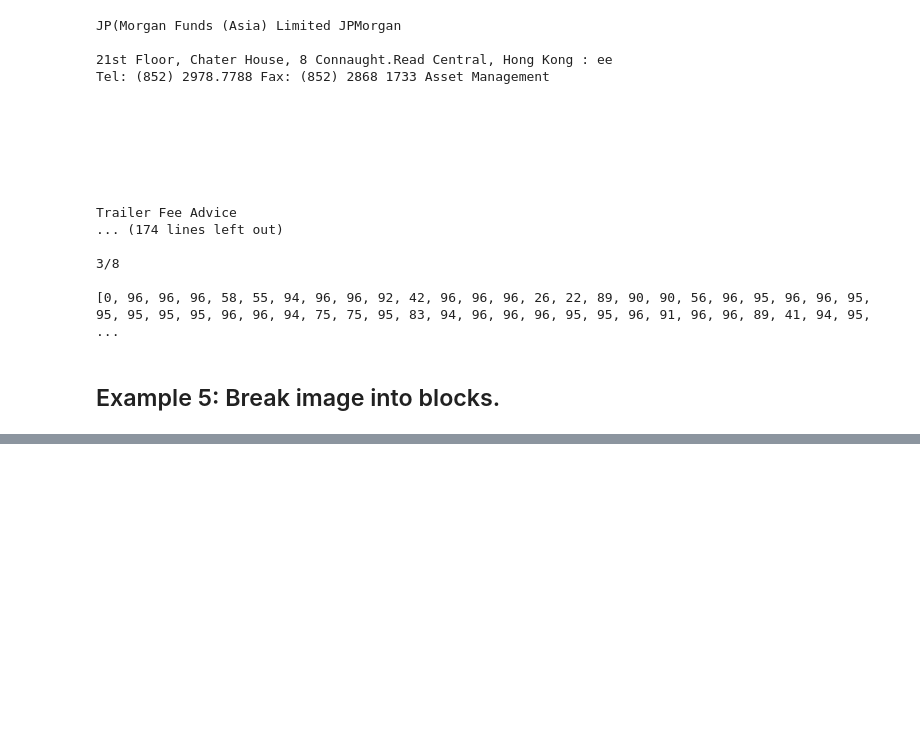
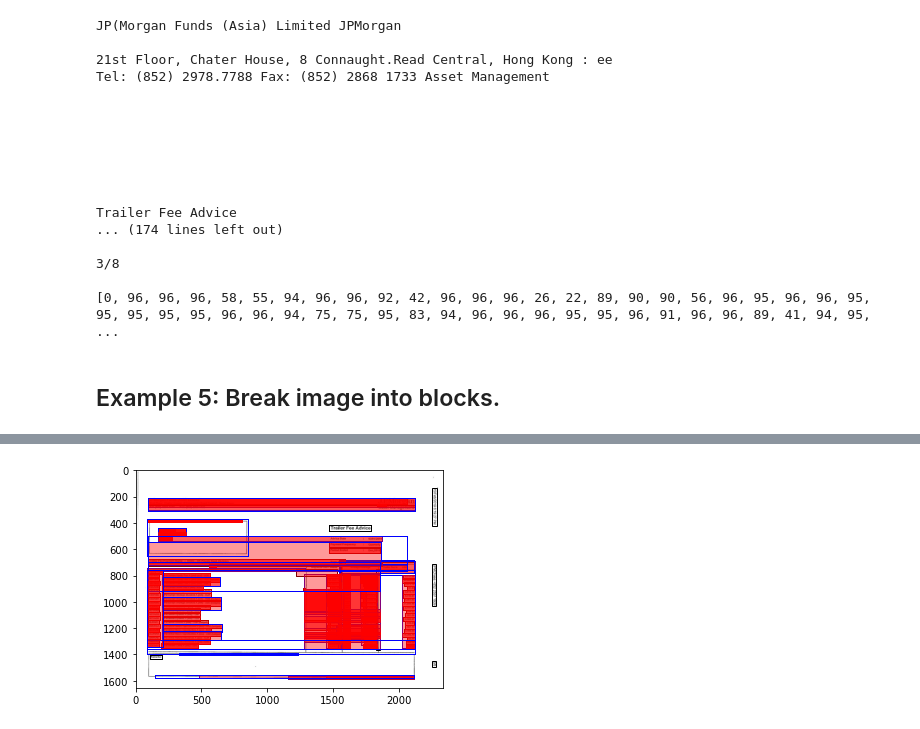
Before and after one commit to michaelfong2017/tesserocr, a Jupyter notebook: src/example.ipynb, the cells around one changed output, grey strips where cells are left out. Cells and saved outputs as stored; diff of their text form; code cells hidden in the pictures; blank space fills up the shorter version.

```diff
--- a/src/example.ipynb
+++ b/src/example.ipynb
@@ -318,0 +341,86 @@ PlotRectangles(tuples0, tuples3)
+# %%
+from random import random
+from matplotlib import pyplot as plt
+from rectUtility import *
+
+rects1 = [Rectangle(tu[1],tu[2],tu[3],tu[4]) for tu in tuples1]
+rects2 = [Rectangle(tu[1],tu[2],tu[3],tu[4]) for tu in tuples2]
+rects3 = [Rectangle(tu[1],tu[2],tu[3],tu[4]) for tu in tuples3]
+rects = rects1+rects2+rects3
+
+for (image, left, top, right, bottom) in tuples0:
+    img = image.convert(mode="RGB")
+    im=mpimg.pil_to_array(img)
+
+    fig,ax = plt.subplots(1)
+    imgplot = ax.imshow(im)
+
+    for rect in rects:
+        l=rect.left
+        t=rect.top
+        r=rect.right
+        b=rect.bottom
+        # Create a Rectangle patch
+        r = patches.Rectangle((l,t),r-l,b-t,linewidth=1,edgecolor='black',facecolor='none')
+
+        # Add the patch to the Axes
+        ax.add_patch(r)
+
+def showInterestingCollision(a, b):
+    if a is not b:
+        if a.left < b.left:
+            print("%r <-> %r collision" % (a, b))
+
+def markSubrectanglesRed(a, b):
+    if a is not b:
+        # Note that isSameRectangle may not be executed!
+        if a.isSubrectangle(b, tolerance=5) and not a.isSameRectangle(b, tolerance=5):
+            plt.fill(
+                [a.left, a.right, a.right, a.left],
+                [a.bottom, a.bottom, a.top, a.top],
+                'b-',
+                color = 'r',
+                alpha = 0.4
+            )
+            plt.fill(
+                [b.left, b.right, b.right, b.left],
+                [b.bottom, b.bottom, b.top, b.top],
+                'b-',
+                color = 'b',
+                fill = False
+            )
+
+
+collideAllVsAll(rects, rects, markSubrectanglesRed)
+
+plt.show()
+
+
+new_rects = []
+for r in rects:
+    if r.enclosedByHowManyRectangles-r.sameWithHowManyRectangles == 0:
+        new_rects.append(r)
+print(len(new_rects))
+
+
+for (image, left, top, right, bottom) in tuples0:
+    img = image.convert(mode="RGB")
+    im=mpimg.pil_to_array(img)
+
+    fig,ax = plt.subplots(1)
+    imgplot = ax.imshow(im)
+
+    for rect in new_rects:
+        l=rect.left
+        t=rect.top
+        r=rect.right
+        b=rect.bottom
+        # Create a Rectangle patch
+        r = patches.Rectangle((l,t),r-l,b-t,linewidth=1,edgecolor='b',facecolor='none')
+
+        # Add the patch to the Axes
+        ax.add_patch(r)
+
+plt.show()
+# %% [output]
+[figure, added]
```
Also changed, not shown: parts of 4 cells of this notebook, 1 other file.
